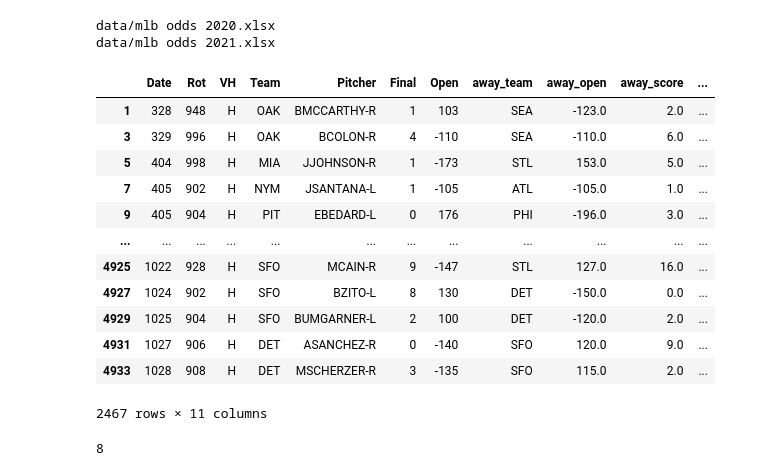
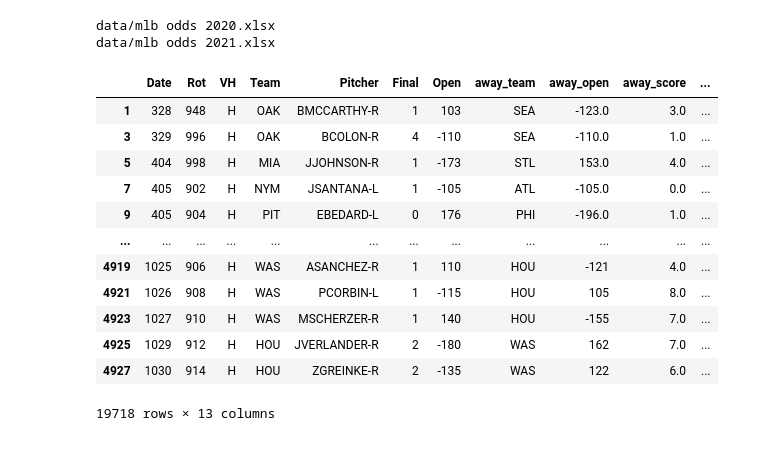
Before and after one commit to jacob-parks98/MLB_predictions, a Jupyter notebook: odds_cleaning.ipynb, the cells around one changed output. Cells and saved outputs as stored; diff of their text form; code cells hidden in the pictures.

```diff
--- a/odds_cleaning.ipynb
+++ b/odds_cleaning.ipynb
@@ -38,7 +55,7 @@ def get_odds(filepath):
     df['away_open'] = df['Open'].shift(1)
     df = df.drop(columns = ['1st','2nd','3rd','4th','5th','6th','7th',
                                           '8th','9th','Open OU','Unnamed: 18','Unnamed: 20', 'Close','Close OU' ])
-    df['away_score'] = odds_2011['Final'].shift(1)
+    df['away_score'] = df['Final'].shift(1)
     df = df[df['VH'] == 'H']
 
     return df
@@ -60,30 +77,31 @@ file_paths[1].split(' ')[2][0:4]
 # %%
 odds = get_odds('data/mlb odds 2012.xlsx')
 odds['year'] = '2012'
+temp = []
 
 for filepath in file_paths:
     try:
         df = get_odds(filepath)
         df['year'] = filepath.split(' ')[2][0:4]
-        temp.append(df)
+        odds = odds.append(df)
     except KeyError:
         print(filepath)
 # %% [output]
 data/mlb odds 2020.xlsx
 data/mlb odds 2021.xlsx
 # %%
-temp[0]
+odds
 # %% [output]
 |  | Date | Rot | VH | Team | Pitcher | Final | Open | away_team | away_open | away_score | ... |
-| 1 | 328 | 948 | H | OAK | BMCCARTHY-R | 1 | 103 | SEA | -123.0 | 2.0 | ... |
-| 3 | 329 | 996 | H | OAK | BCOLON-R | 4 | -110 | SEA | -110.0 | 6.0 | ... |
-| 5 | 404 | 998 | H | MIA | JJOHNSON-R | 1 | -173 | STL | 153.0 | 5.0 | ... |
-| 7 | 405 | 902 | H | NYM | JSANTANA-L | 1 | -105 | ATL | -105.0 | 1.0 | ... |
-| 9 | 405 | 904 | H | PIT | EBEDARD-L | 0 | 176 | PHI | -196.0 | 3.0 | ... |
+| 1 | 328 | 948 | H | OAK | BMCCARTHY-R | 1 | 103 | SEA | -123.0 | 3.0 | ... |
+| 3 | 329 | 996 | H | OAK | BCOLON-R | 4 | -110 | SEA | -110.0 | 1.0 | ... |
+| 5 | 404 | 998 | H | MIA | JJOHNSON-R | 1 | -173 | STL | 153.0 | 4.0 | ... |
+| 7 | 405 | 902 | H | NYM | JSANTANA-L | 1 | -105 | ATL | -105.0 | 0.0 | ... |
+| 9 | 405 | 904 | H | PIT | EBEDARD-L | 0 | 176 | PHI | -196.0 | 1.0 | ... |
 | ... | ... | ... | ... | ... | ... | ... | ... | ... | ... | ... | ... |
-| 4925 | 1022 | 928 | H | SFO | MCAIN-R | 9 | -147 | STL | 127.0 | 16.0 | ... |
-| 4927 | 1024 | 902 | H | SFO | BZITO-L | 8 | 130 | DET | -150.0 | 0.0 | ... |
-| 4929 | 1025 | 904 | H | SFO | BUMGARNER-L | 2 | 100 | DET | -120.0 | 2.0 | ... |
-| 4931 | 1027 | 906 | H | DET | ASANCHEZ-R | 0 | -140 | SFO | 120.0 | 9.0 | ... |
-| 4933 | 1028 | 908 | H | DET | MSCHERZER-R | 3 | -135 | SFO | 115.0 | 2.0 | ... |
+| 4919 | 1025 | 906 | H | WAS | ASANCHEZ-R | 1 | 110 | HOU | -121 | 4.0 | ... |
+| 4921 | 1026 | 908 | H | WAS | PCORBIN-L | 1 | -115 | HOU | 105 | 8.0 | ... |
+| 4923 | 1027 | 910 | H | WAS | MSCHERZER-R | 1 | 140 | HOU | -155 | 7.0 | ... |
+| 4925 | 1029 | 912 | H | HOU | JVERLANDER-R | 2 | -180 | WAS | 162 | 7.0 | ... |
+| 4927 | 1030 | 914 | H | HOU | ZGREINKE-R | 2 | -135 | WAS | 122 | 6.0 | ... |
-2467 rows × 11 columns
+19718 rows × 13 columns
@@ -92,4 +107,0 @@ temp = odds[0]
-# %%
-len(odds)
-# %% [output]
-8
```
Also changed, not shown: parts of 30 cells of this notebook, 3 other files.
